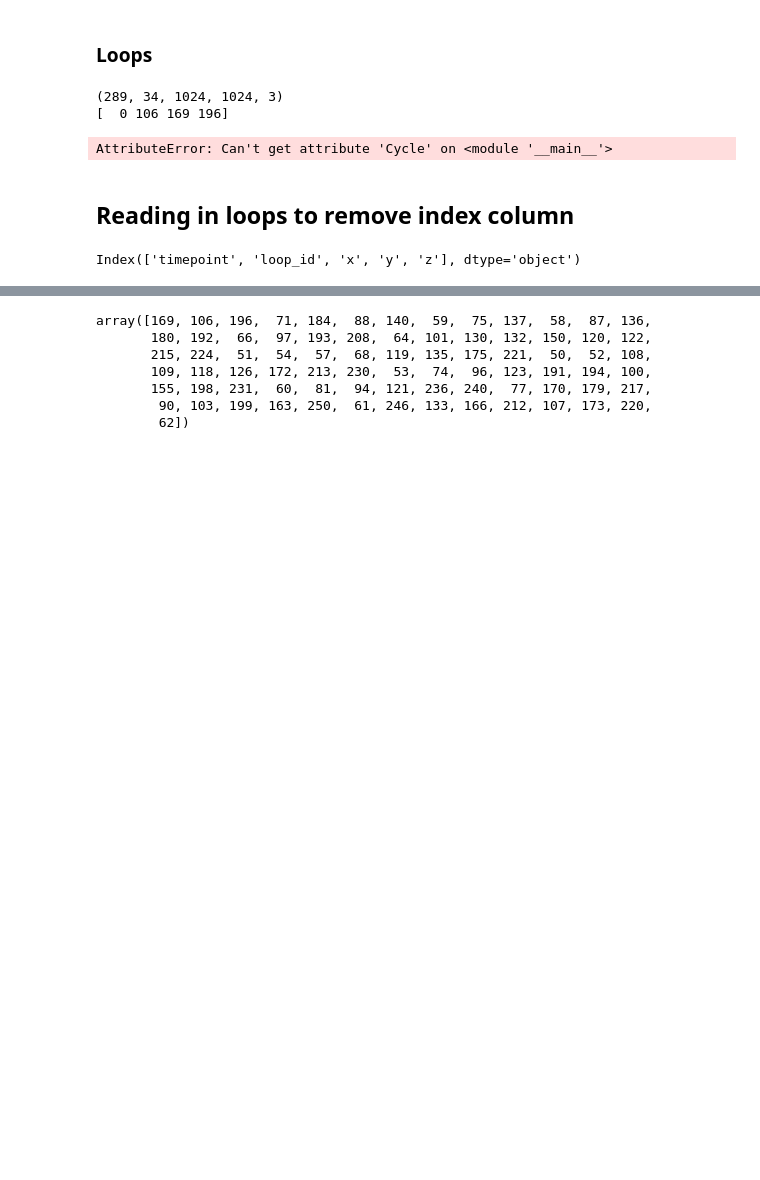
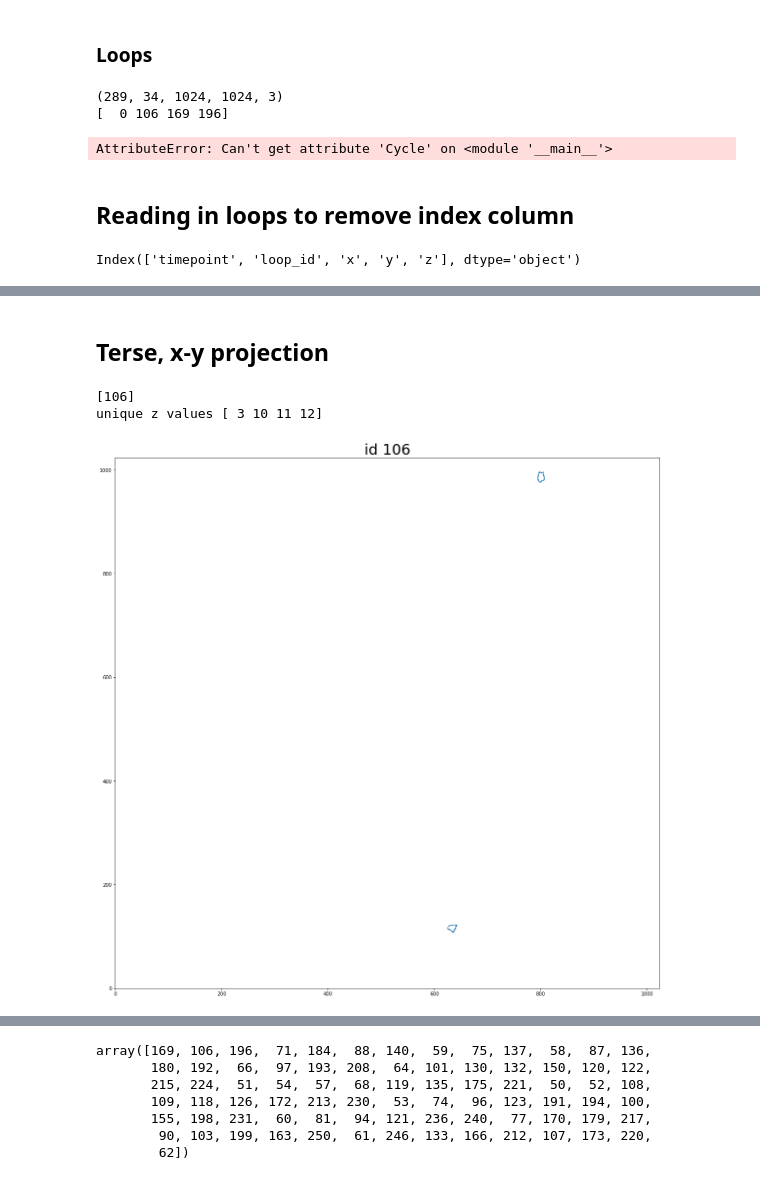
Before and after one commit to gummz/cell, a Jupyter notebook: notebooks/plot_loops.ipynb, the cells around one changed output, grey strips where cells are left out. Drawn from its saved outputs; the diff is of its cells as text; code cells hidden in the pictures; blank space fills up the shorter version.

```diff
--- a/notebooks/plot_loops.ipynb
+++ b/notebooks/plot_loops.ipynb
@@ -140,0 +159,19 @@ plt.ylim([0, 1024]);
+# %% [markdown]
+## Terse, x-y projection
+# %%
+tp = 101
+loops_frame = loops_data[loops_data.timepoint == tp]
+ids = loops_frame.loop_id.unique()
+id = ids[1]
+loops_plot = loops_frame[(loops_frame.loop_id == id)]
+plt.figure(figsize=(20, 20))
+plt.title(f'id {id}', fontsize=30)
+print(np.unique(loops_plot.loop_id))
+plt.scatter(loops_plot.x, loops_plot.y, s=0.5)
+print('unique z values', np.unique(loops_plot.z))
+plt.xlim([0, 1024])
+plt.ylim([0, 1024]);
+# %% [output]
+[106]
+unique z values [ 3 10 11 12]
+[figure, added]
```
Also changed, not shown: parts of 10 cells of this notebook.
